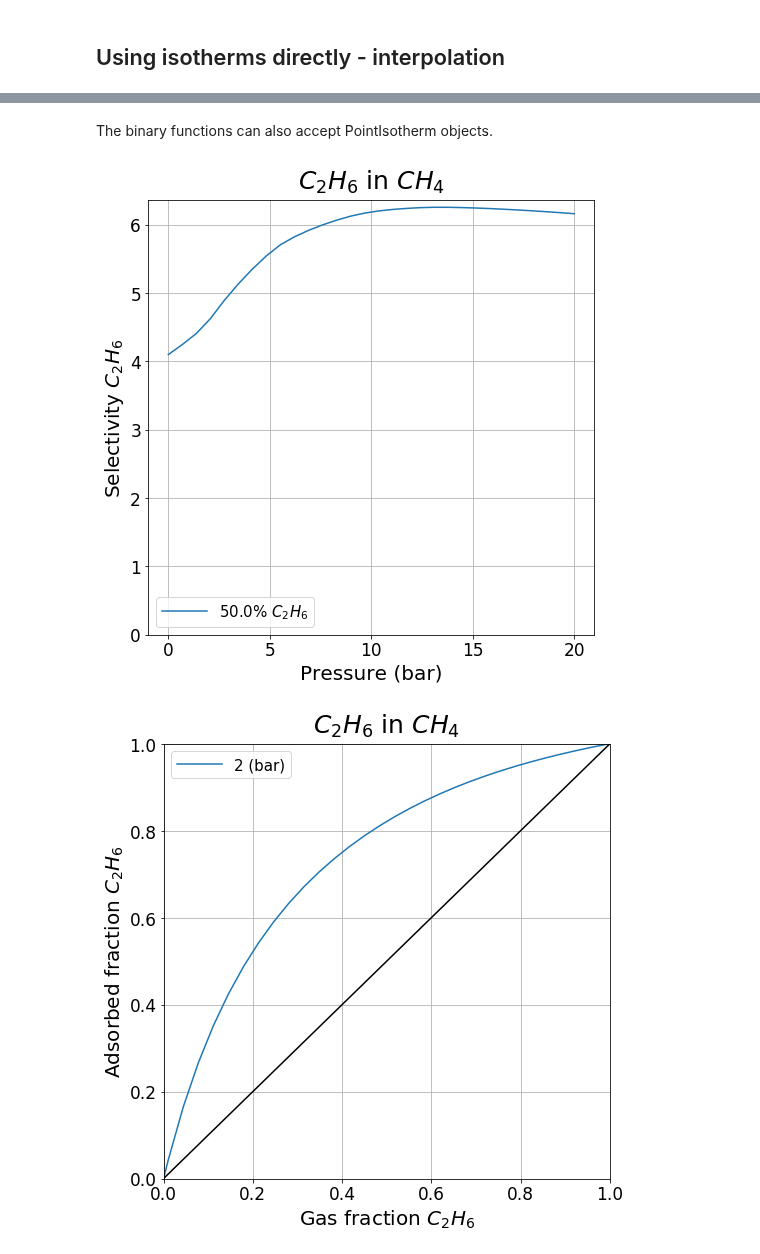
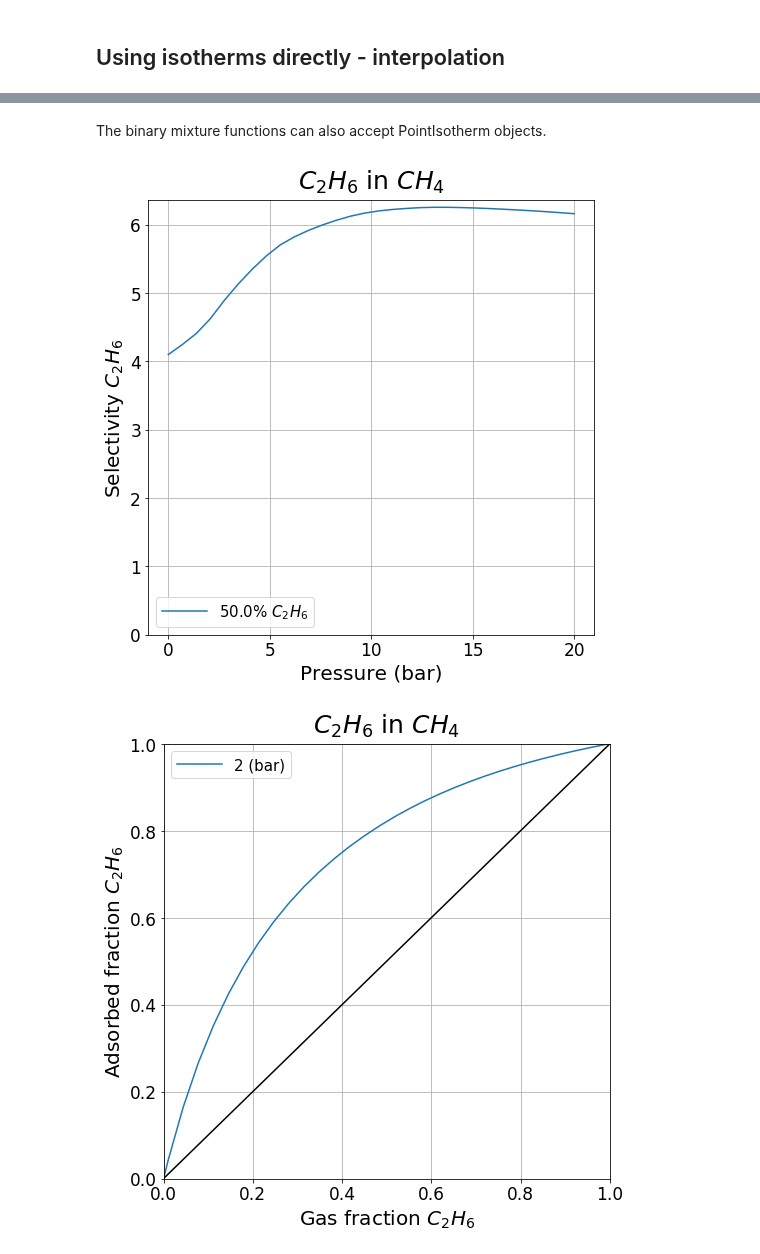
Before and after one commit to pauliacomi/pyGAPS, a Jupyter notebook: docs/examples/iast.ipynb, the cells around one changed output, grey strips where cells are left out. Saved outputs shown, nothing was run; the diff lists cells and outputs as text; code cells hidden in the pictures.

```diff
--- a/docs/examples/iast.ipynb
+++ b/docs/examples/iast.ipynb
@@ -102,15 +103,15 @@ array([15.29956903,  1.23564237])
 # %% [markdown]
-The binary functions can also accept PointIsotherm objects.
+The binary mixture functions can also accept PointIsotherm objects.
 # %%
-partial_pressures = [0.5, 0.5]
+mole_fraction = [0.5, 0.5]
 pressure_range = numpy.linspace(0.01, 20, 30)
 
-result_dict = pygaps.iast_binary_svp([isotherms_iast[0], isotherms_iast[1]],
-                                    partial_pressures,
+result_dict = pygaps.iast_binary_svp(isotherms_iast,
+                                    mole_fraction,
                                     pressure_range,
                                     verbose=True,
                                     )
 plt.show()
 # %% [output]
-[figure, old version]
+[figure, new version]
 # %%
```
Also changed, not shown: parts of 15 cells of this notebook, 3 other files.
